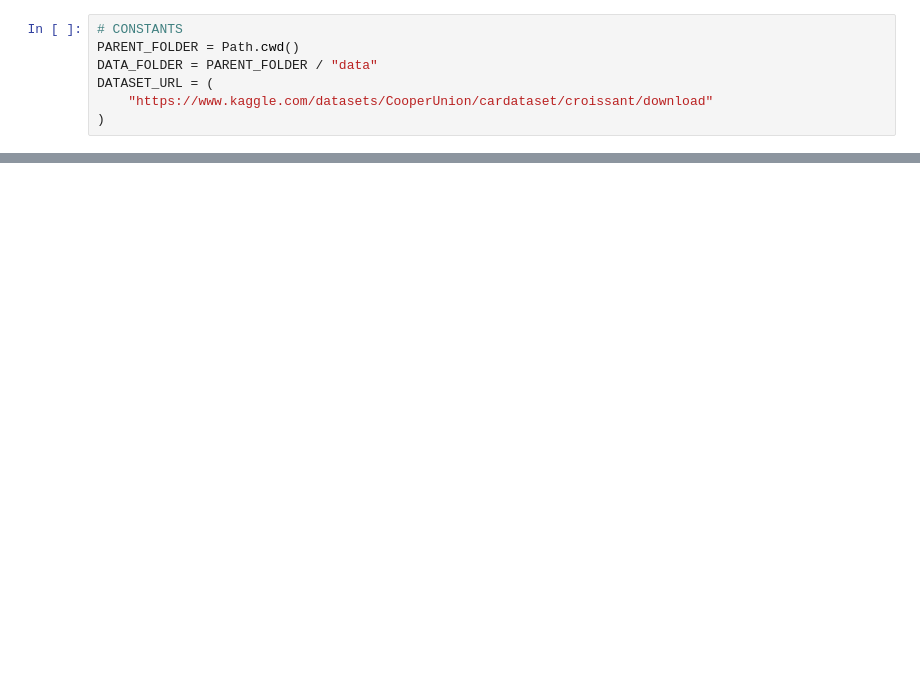
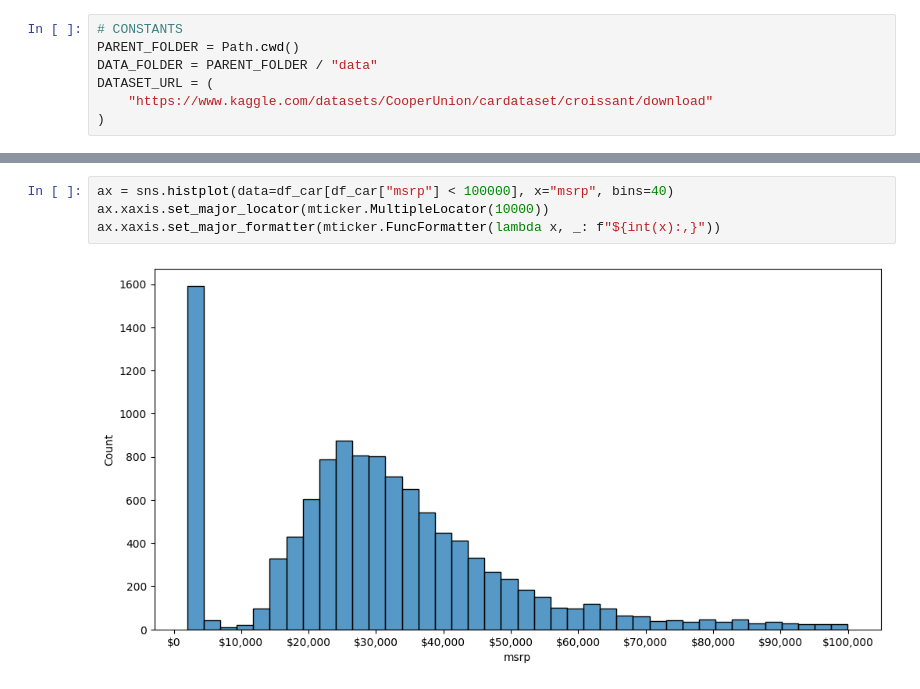
Before and after one commit to spaultify/mlzoomcamp2025, a Jupyter notebook: src/extras/regression/regression.ipynb, the cells around one changed output, grey strips where cells are left out. Drawn from its saved outputs; the diff is of its cells as text; blank space fills up the shorter version.

```diff
--- a/src/extras/regression/regression.ipynb
+++ b/src/extras/regression/regression.ipynb
@@ -35,0 +66,6 @@ WARNING:absl:Found the following 1 warning(s) during the validation:
+# %%
+ax = sns.histplot(data=df_car[df_car["msrp"] < 100000], x="msrp", bins=40)
+ax.xaxis.set_major_locator(mticker.MultipleLocator(10000))
+ax.xaxis.set_major_formatter(mticker.FuncFormatter(lambda x, _: f"${int(x):,}"))
+# %% [output]
+[figure, added]
```
Also changed, not shown: parts of 7 cells of this notebook, 3 other files.
